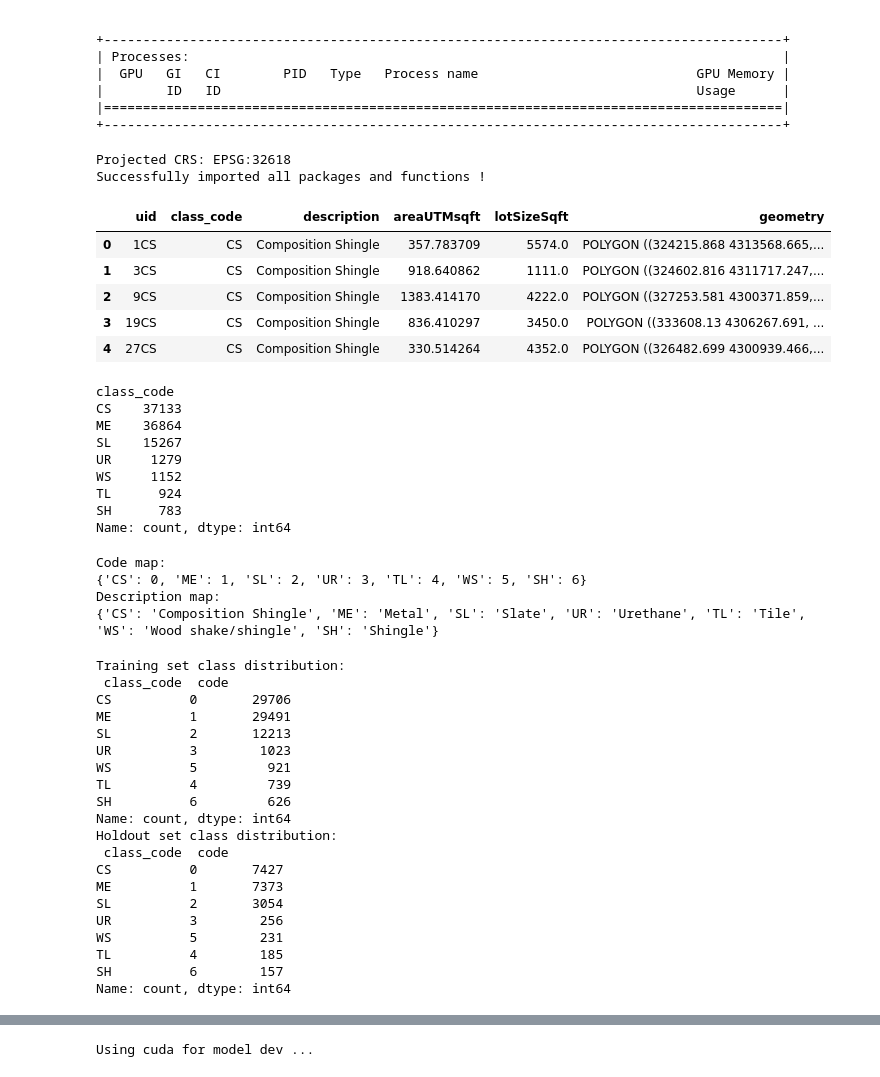
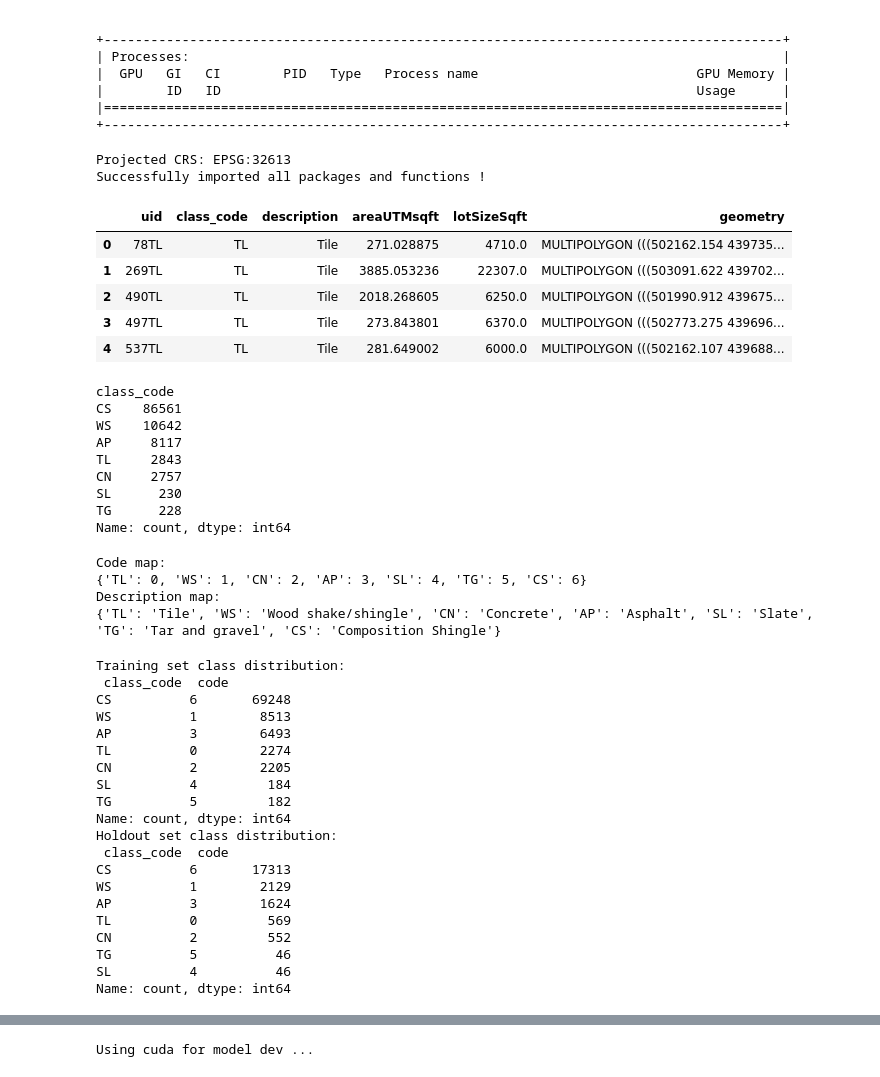
Before and after one commit to maxwellCcook/rooftop-mapping, a Jupyter notebook: code/04resnet18-cv-training-denver.ipynb, the cells around one changed output, grey strips where cells are left out. Cells and saved outputs as stored; diff of their text form; code cells hidden in the pictures.

Commit message:
Updates to cv training for DC and Denver

```diff
--- a/code/04resnet18-training-dc.ipynb
+++ b/code/04resnet18-cv-training-denver.ipynb
@@ -21,7 +21,7 @@ Mon Sep 23 22:23:22 2024
 # %%
 """
 Resnet-18 for classifying roof materials from PlanetScope SuperDove imagery
-Case study in Washington, D.C.
+Case study in Denver, Colorado
 """
 
 # Imports (many are imported in '__functions.py')
@@ -56,7 +56,7 @@ from __functions import *
 
 # Projection information
 wgs = from_epsg(4326)
-proj = from_epsg(32618)
+proj = from_epsg(32613)
 print(f'Projected CRS: {proj}')
 
 # maindir = '/Users/max/Library/CloudStorage/OneDrive-Personal/mcook/earth-lab/opp-rooftop-mapping'
@@ -64,34 +64,34 @@ homedir = '/home/jovyan' # cyverse
 
 print("Successfully imported all packages and functions !")
 # %% [output]
-Projected CRS: EPSG:32618
+Projected CRS: EPSG:32613
 Successfully imported all packages and functions !
 # %%
 # Prep the training data and image information
 # %%
 # Load the training data (footprints)
-# gdf_path = os.path.join(maindir,'data/spatial/mod/dc_data/training/dc_data_reference_footprints.gpkg')
-gdf_path = join(homedir,'opp-data/dc_data_reference_footprints.gpkg')
+# gdf_path = os.path.join(maindir,'data/spatial/mod/denver_data/training/denver_data_reference_footprints.gpkg')
+gdf_path = join(homedir,'opp-data/denver_data_reference_footprints.gpkg')
 ref = gpd.read_file(gdf_path)
 ref.head()
 # %% [output]
 |  | uid | class_code | description | areaUTMsqft | lotSizeSqft | geometry |
-| 0 | 1CS | CS | Composition Shingle | 357.783709 | 5574.0 | POLYGON ((324215.868 4313568.665,... |
-| 1 | 3CS | CS | Composition Shingle | 918.640862 | 1111.0 | POLYGON ((324602.816 4311717.247,... |
-| 2 | 9CS | CS | Composition Shingle | 1383.414170 | 4222.0 | POLYGON ((327253.581 4300371.859,... |
-| 3 | 19CS | CS | Composition Shingle | 836.410297 | 3450.0 | POLYGON ((333608.13 4306267.691, ... |
-| 4 | 27CS | CS | Composition Shingle | 330.514264 | 4352.0 | POLYGON ((326482.699 4300939.466,... |
+| 0 | 78TL | TL | Tile | 271.028875 | 4710.0 | MULTIPOLYGON (((502162.154 439735... |
+| 1 | 269TL | TL | Tile | 3885.053236 | 22307.0 | MULTIPOLYGON (((503091.622 439702... |
+| 2 | 490TL | TL | Tile | 2018.268605 | 6250.0 | MULTIPOLYGON (((501990.912 439675... |
+| 3 | 497TL | TL | Tile | 273.843801 | 6370.0 | MULTIPOLYGON (((502773.275 439696... |
+| 4 | 537TL | TL | Tile | 281.649002 | 6000.0 | MULTIPOLYGON (((502162.107 439688... |
 # %%
 ref.class_code.value_counts()
 # %% [output]
 class_code
-CS    37133
-ME    36864
-SL    15267
-UR     1279
-WS     1152
-TL      924
-SH      783
+CS    86561
+WS    10642
+AP     8117
+TL     2843
+CN     2757
+SL      230
+TG      228
 Name: count, dtype: int64
 # %%
 # Create a numeric code column
@@ -104,9 +104,9 @@ desc_mapping = dict(zip(ref['class_code'], ref['description']))
 print(f'Code map: \n{code_mapping}\nDescription map: \n{desc_mapping}')
 # %% [output]
 Code map:
-{'CS': 0, 'ME': 1, 'SL': 2, 'UR': 3, 'TL': 4, 'WS': 5, 'SH': 6}
+{'TL': 0, 'WS': 1, 'CN': 2, 'AP': 3, 'SL': 4, 'TG': 5, 'CS': 6}
 Description map:
-{'CS': 'Composition Shingle', 'ME': 'Metal', 'SL': 'Slate', 'UR': 'Urethane', 'TL': 'Tile', 'WS': 'Wood shake/shingle', 'SH': 'Shingle'}
+{'TL': 'Tile', 'WS': 'Wood shake/shingle', 'CN': 'Concrete', 'AP': 'Asphalt', 'SL': 'Slate', 'TG': 'Tar and gravel', 'CS': 'Composition Shingle'}
 # %%
 # Create the holdout data (independent from model training in CV)
 holdout_fraction = 0.20 # excluding 20% of the data for holdout/independent testing
@@ -117,23 +117,23 @@ print("Holdout set class distribution:\n", holdout_df[['class_code','code']].val
 # %% [output]
 Training set class distribution:
  class_code  code
-CS          0       29706
-ME          1       29491
-SL          2       12213
-UR          3        1023
-WS          5         921
-TL          4         739
-SH          6         626
+CS          6       69248
+WS          1        8513
+AP          3        6493
+TL          0        2274
+CN          2        2205
+SL          4         184
+TG          5         182
 Name: count, dtype: int64
 Holdout set class distribution:
  class_code  code
-CS          0       7427
-ME          1       7373
-SL          2       3054
-UR          3        256
-WS          5        231
-TL          4        185
-SH          6        157
+CS          6       17313
+WS          1        2129
+AP          3        1624
+TL          0         569
+CN          2         552
+TG          5          46
+SL          4          46
 Name: count, dtype: int64
 # %%
 # Check on the image information
```
Also changed, not shown: parts of 15 cells of this notebook, 1 other file.
